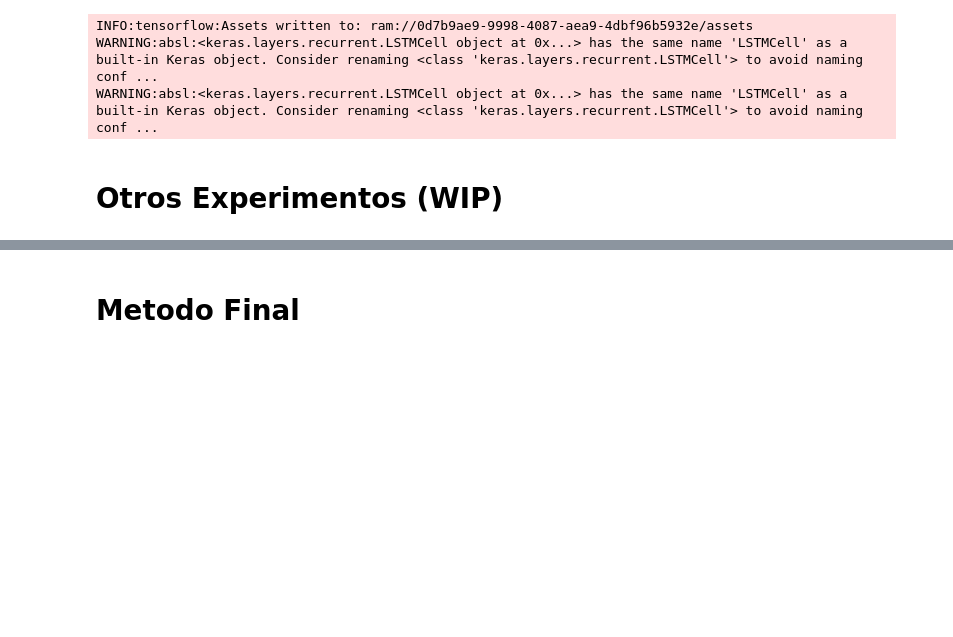
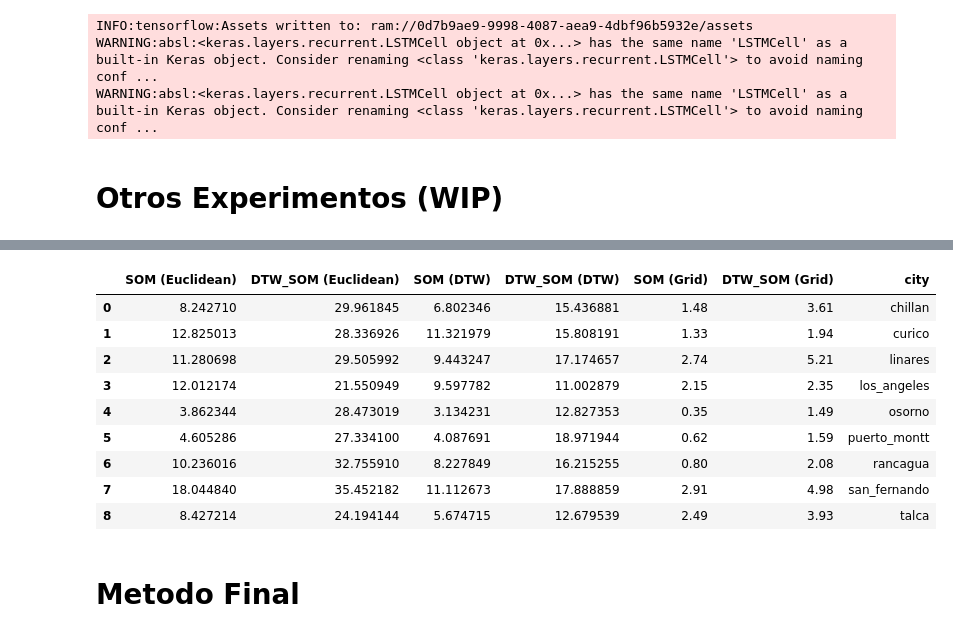
Before and after one commit to castudil/som-lstm, a Jupyter notebook: DTW-SOM/DTW_SOM.ipynb, the cells around one changed output, grey strips where cells are left out. Drawn from its saved outputs; the diff is of its cells as text; code cells hidden in the pictures; blank space fills up the shorter version.

```diff
--- a/DTW-SOM/DTW_SOM.ipynb
+++ b/DTW-SOM/DTW_SOM.ipynb
@@ -1153,3 +1264,16 @@ Otro experimento que es posible realizar consiste en aumentar la desviación est
+# %%
+get_distance_error(frame, cities, som_full, dtw_som_full, sigma=5)
+# %% [output]
+|  | SOM (Euclidean) | DTW_SOM (Euclidean) | SOM (DTW) | DTW_SOM (DTW) | SOM (Grid) | DTW_SOM (Grid) | city |
+| 0 | 8.242710 | 29.961845 | 6.802346 | 15.436881 | 1.48 | 3.61 | chillan |
+| 1 | 12.825013 | 28.336926 | 11.321979 | 15.808191 | 1.33 | 1.94 | curico |
+| 2 | 11.280698 | 29.505992 | 9.443247 | 17.174657 | 2.74 | 5.21 | linares |
+| 3 | 12.012174 | 21.550949 | 9.597782 | 11.002879 | 2.15 | 2.35 | los_angeles |
+| 4 | 3.862344 | 28.473019 | 3.134231 | 12.827353 | 0.35 | 1.49 | osorno |
+| 5 | 4.605286 | 27.334100 | 4.087691 | 18.971944 | 0.62 | 1.59 | puerto_montt |
+| 6 | 10.236016 | 32.755910 | 8.227849 | 16.215255 | 0.80 | 2.08 | rancagua |
+| 7 | 18.044840 | 35.452182 | 11.112673 | 17.888859 | 2.91 | 4.98 | san_fernando |
+| 8 | 8.427214 | 24.194144 | 5.674715 | 12.679539 | 2.49 | 3.93 | talca |
 # %% [markdown]
 # Metodo Final
 # %% [markdown]
```
Also changed, not shown: parts of 22 cells of this notebook.
